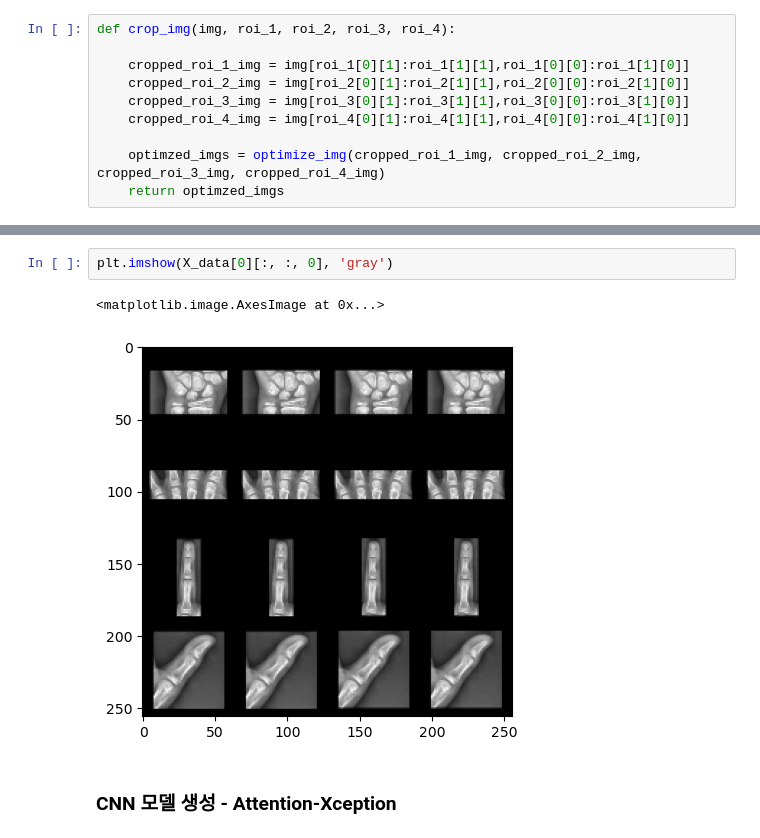
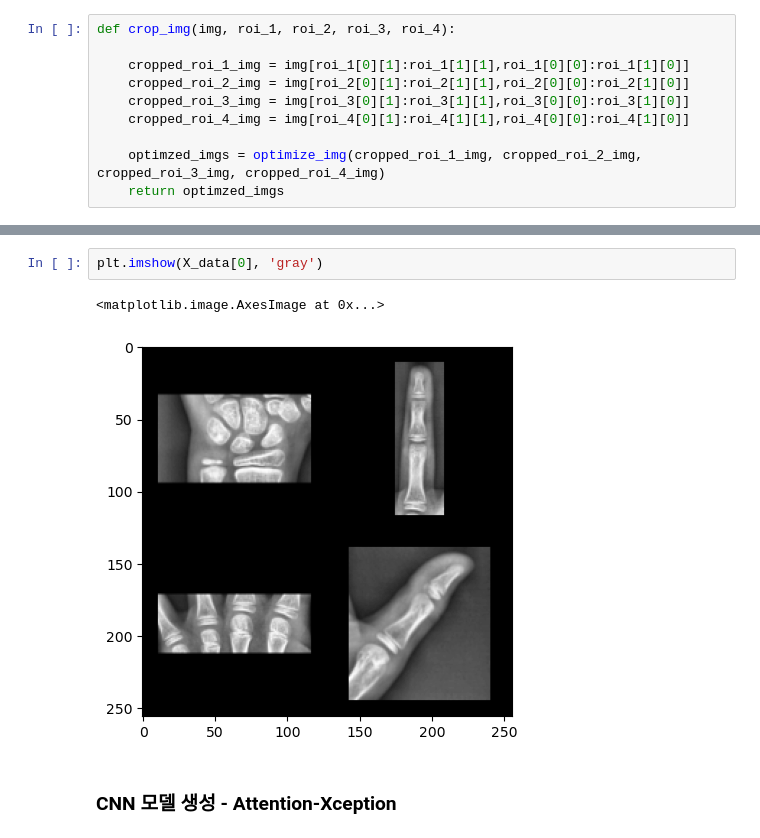
Before and after one commit to Junoflows/BoneAge_Project, a Jupyter notebook: DL.ipynb, the cells around one changed output, grey strips where cells are left out. Cells and saved outputs as stored; diff of their text form.

```diff
--- a/DL.ipynb
+++ b/DL.ipynb
@@ -201,8 +290,8 @@ X_data.shape
 # %%
-plt.imshow(X_data[0][:, :, 0], 'gray')
+plt.imshow(X_data[0], 'gray')
 # %% [output]
 <matplotlib.image.AxesImage at 0x...>
-[figure, old version]
+[figure, new version]
 # %% [markdown]
 ### CNN 모델 생성 - Attention-Xception
 # %%
```
Also changed, not shown: parts of 16 cells of this notebook, 2 other files.
